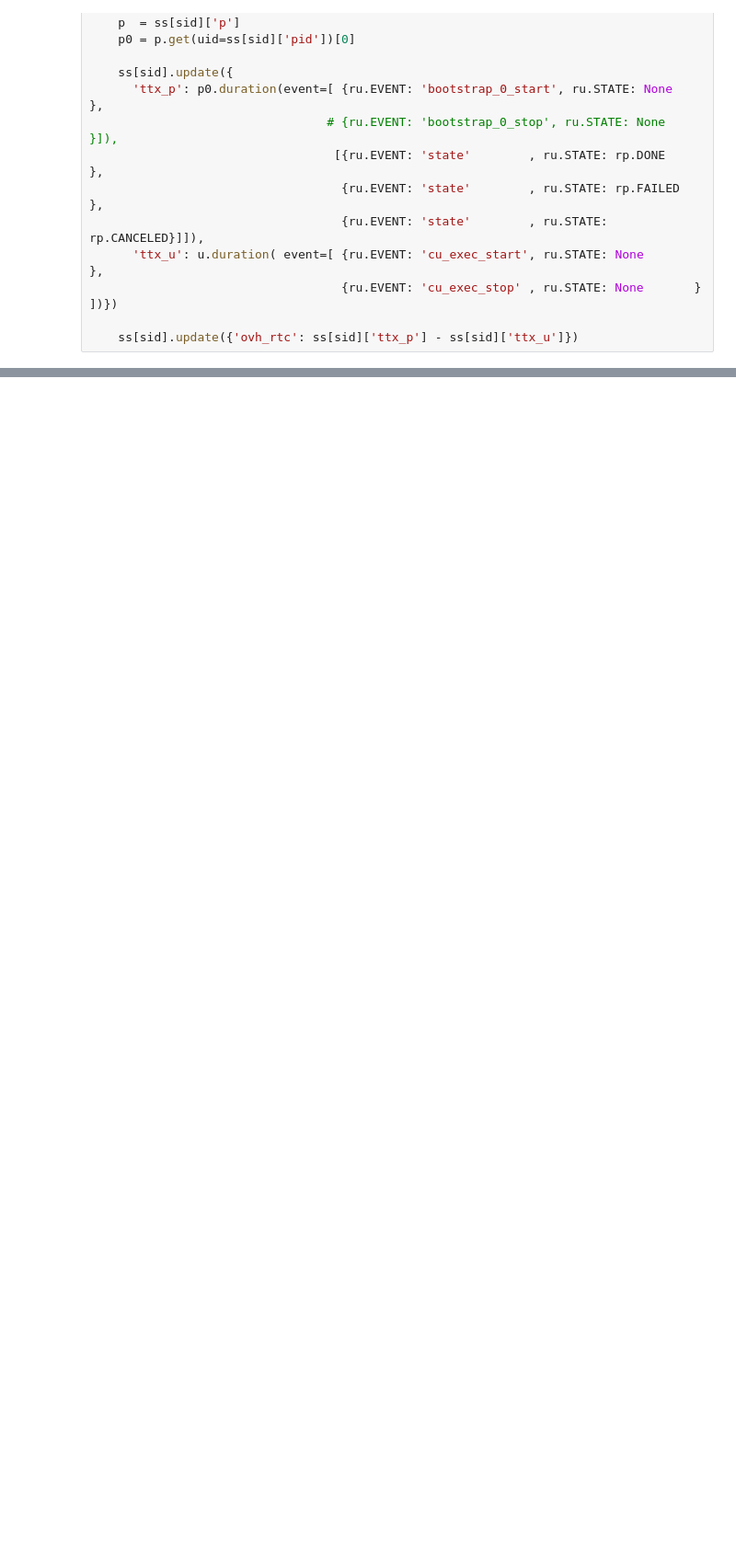
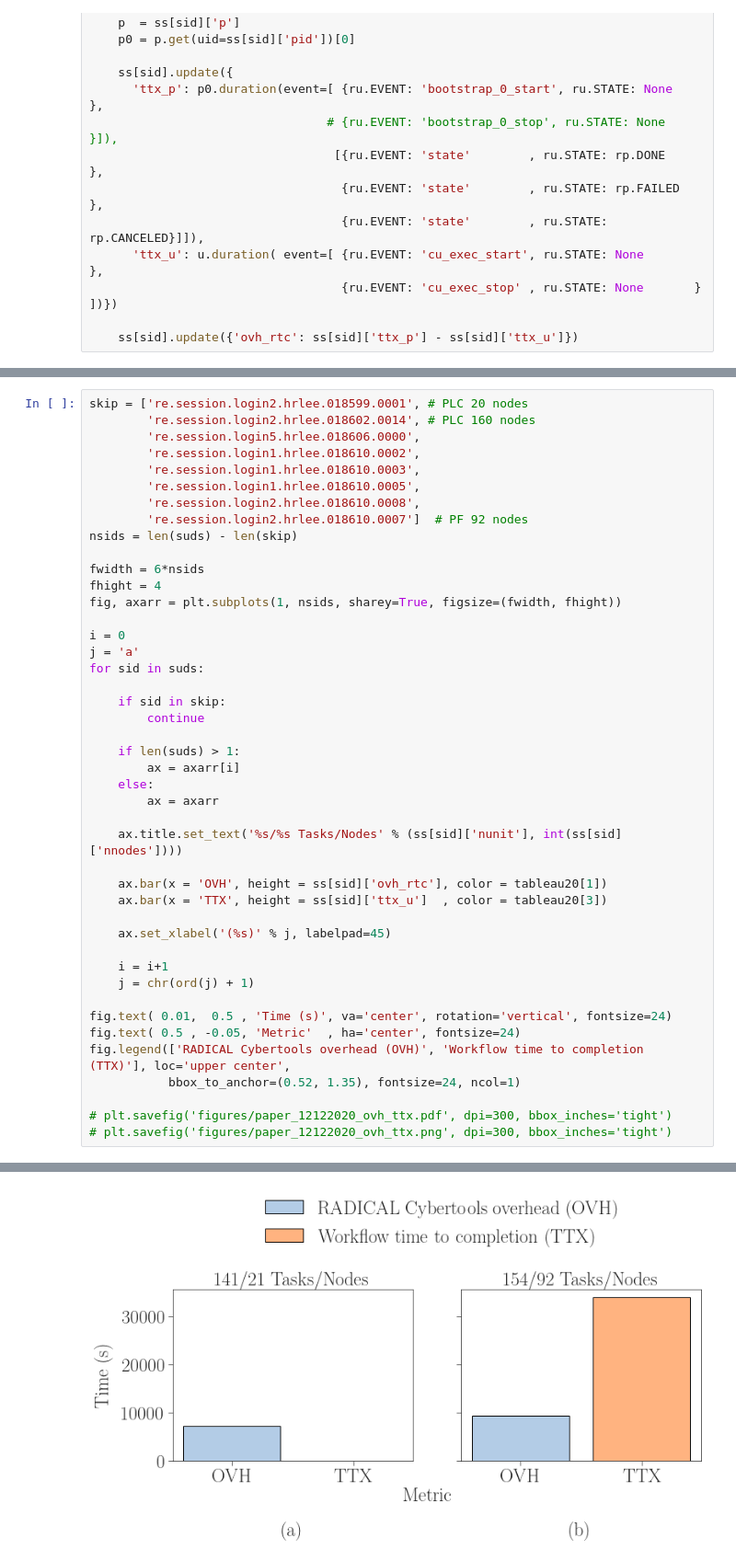
Before and after one commit to radical-experiments/deepdriveMD, a Jupyter notebook: analysis/paper_12122020.ipynb, the cells around one changed output, grey strips where cells are left out. Shown at 92% size. Drawn from its saved outputs; the diff is of its cells as text; blank space fills up the shorter version.

```diff
--- a/analysis/paper_12122020.ipynb
+++ b/analysis/paper_12122020.ipynb
@@ -175,0 +194,45 @@ fig.legend(['RADICAL Cybertools overhead (OVH)', 'Workflow time to completion (T
+# %%
+skip = ['re.session.login2.hrlee.018599.0001', # PLC 20 nodes
+        're.session.login2.hrlee.018602.0014', # PLC 160 nodes
+        're.session.login5.hrlee.018606.0000',
+        're.session.login1.hrlee.018610.0002',
+        're.session.login1.hrlee.018610.0003',
+        're.session.login1.hrlee.018610.0005',
+        're.session.login2.hrlee.018610.0008',
+        're.session.login2.hrlee.018610.0007']  # PF 92 nodes
+nsids = len(suds) - len(skip)
+
+fwidth = 6*nsids
+fhight = 4
+fig, axarr = plt.subplots(1, nsids, sharey=True, figsize=(fwidth, fhight))
+
+i = 0
+j = 'a'
+for sid in suds:
+
+    if sid in skip:
+        continue
+
+    if len(suds) > 1:
+        ax = axarr[i]
+    else:
+        ax = axarr
+
+    ax.title.set_text('%s/%s Tasks/Nodes' % (ss[sid]['nunit'], int(ss[sid]['nnodes'])))
+
+    ax.bar(x = 'OVH', height = ss[sid]['ovh_rtc'], color = tableau20[1])
+    ax.bar(x = 'TTX', height = ss[sid]['ttx_u']  , color = tableau20[3])
+
+    ax.set_xlabel('(%s)' % j, labelpad=45)
+
+    i = i+1
+    j = chr(ord(j) + 1)
+
+fig.text( 0.01,  0.5 , 'Time (s)', va='center', rotation='vertical', fontsize=24)
+fig.text( 0.5 , -0.05, 'Metric'  , ha='center', fontsize=24)
+fig.legend(['RADICAL Cybertools overhead (OVH)', 'Workflow time to completion (TTX)'], loc='upper center',
+           bbox_to_anchor=(0.52, 1.35), fontsize=24, ncol=1)
+
+# plt.savefig('figures/paper_12122020_ovh_ttx.pdf', dpi=300, bbox_inches='tight')
+# plt.savefig('figures/paper_12122020_ovh_ttx.png', dpi=300, bbox_inches='tight')
+# %% [output]
@@ -176 +240,2 @@ fig.legend(['RADICAL Cybertools overhead (OVH)', 'Workflow time to completion (T
+[figure, added]
 # %%
```
Also changed, not shown: parts of 8 cells of this notebook, 3 other files.
